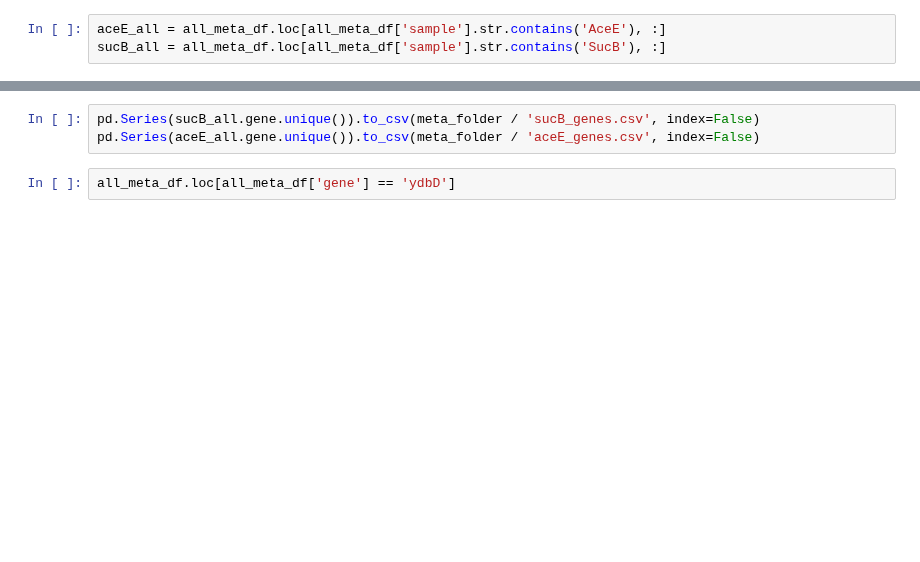
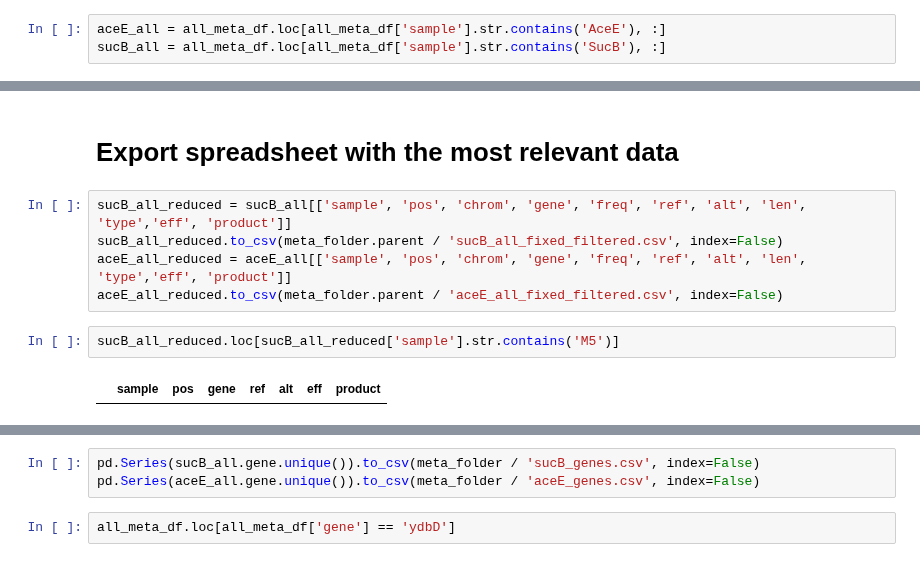
Before and after one commit to sulheim/metabolite-release, a Jupyter notebook: notebooks/3_chemostat/3C_print_genome_analyses.ipynb, the cells around one changed output, grey strips where cells are left out. Saved outputs shown, nothing was run; the diff lists cells and outputs as text; blank space fills up the shorter version.

```diff
--- a/notebooks/3_chemostat/3C_print_genome_analyses.ipynb
+++ b/notebooks/3_chemostat/3C_print_genome_analyses.ipynb
@@ -132 +154,12 @@ all_meta_df.loc[all_meta_df.gene.duplicated()&all_meta_df.gene.notna()]
+# %% [markdown]
+# Export spreadsheet with the most relevant data
+# %%
+sucB_all_reduced = sucB_all[['sample', 'pos', 'chrom', 'gene', 'freq', 'ref', 'alt', 'len', 'type','eff', 'product']]
+sucB_all_reduced.to_csv(meta_folder.parent / 'sucB_all_fixed_filtered.csv', index=False)
+aceE_all_reduced = aceE_all[['sample', 'pos', 'chrom', 'gene', 'freq', 'ref', 'alt', 'len', 'type','eff', 'product']]
+aceE_all_reduced.to_csv(meta_folder.parent / 'aceE_all_fixed_filtered.csv', index=False)
+# %%
+sucB_all_reduced.loc[sucB_all_reduced['sample'].str.contains('M5')]
+# %% [output]
+|  | sample | pos | gene | ref | alt | eff | product |
 # %%
```
Also changed, not shown: parts of 12 cells of this notebook, 2 other files.
